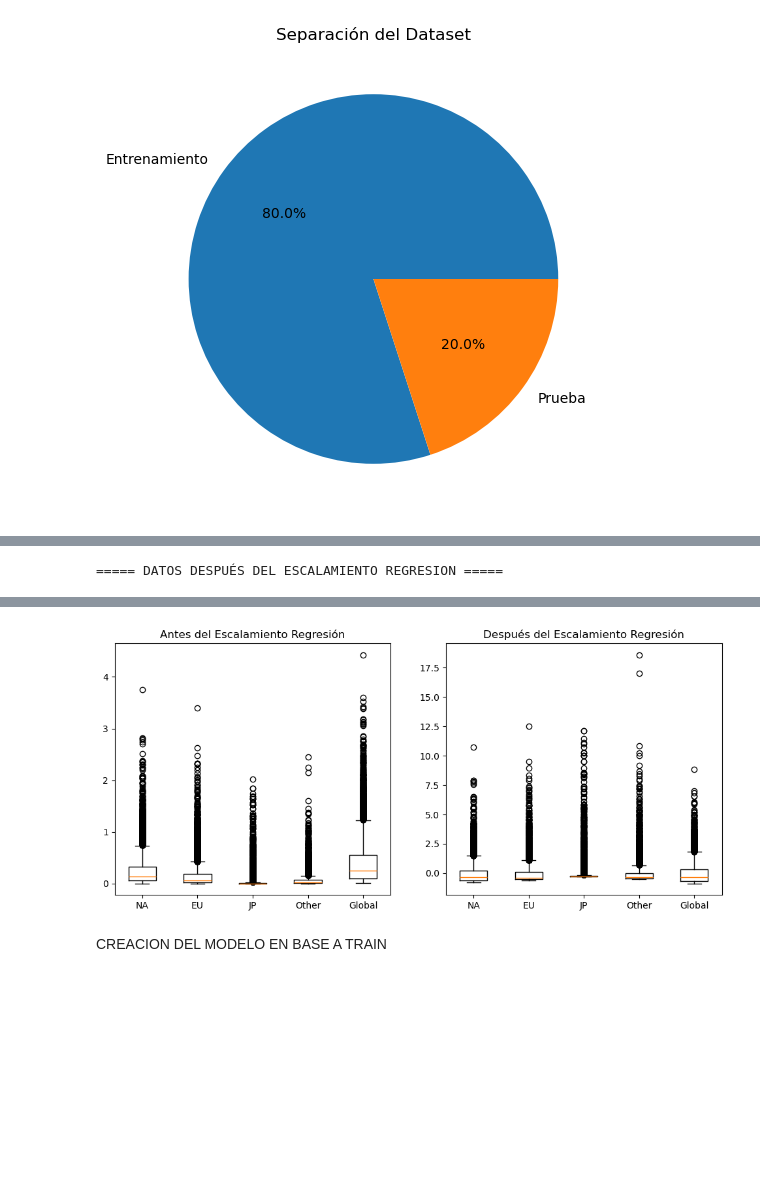
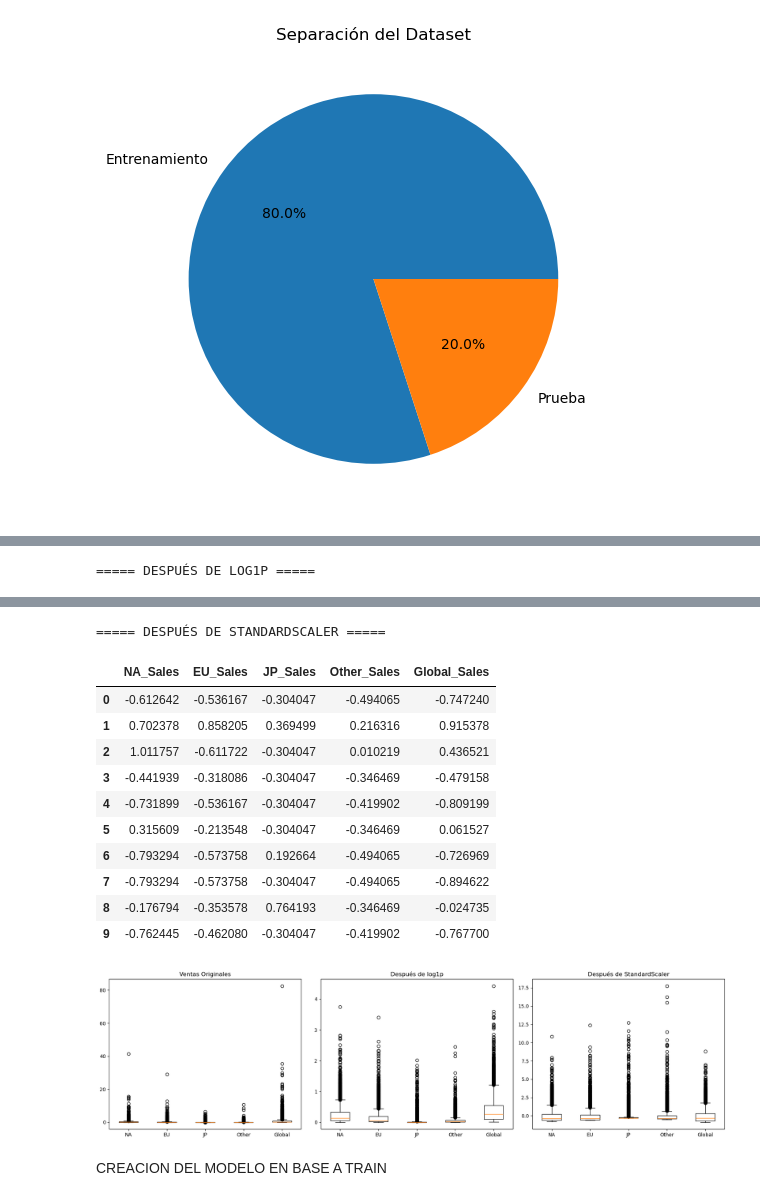
Before and after one commit to Zathiald/VideoGamePrediction_A01705403, a Jupyter notebook: VideoGamePredictionA01705403.ipynb, the cells around one changed output, grey strips where cells are left out. Cells and saved outputs as stored; diff of their text form; code cells hidden in the pictures; blank space fills up the shorter version.

```diff
--- a/VideoGamePredictionA01705403.ipynb
+++ b/VideoGamePredictionA01705403.ipynb
@@ -38,7 +34,7 @@ from sklearn.metrics import (
 # ==========================================
 
 # Leer dataset proveniente del csv
-vg_data = pd.read_csv("../dato.csv")
+vg_data = pd.read_csv("../Video_Games.csv")
 
 print('_'*40)
 
@@ -178,6 +185,7 @@ categorical_features = [
     "Platform",
     "Genre",
     "Publisher",
+    "Developer",
     "Rating"
 ]
 
@@ -194,7 +202,7 @@ ct = ColumnTransformer(
 )
 
 # Escalar variables categóricas para redes neuronales
-scaler_x = MaxAbsScaler()
+scaler_x = StandardScaler(with_mean=False)
 
 # Aplicar transformador a los datos
 X = ct.fit_transform(X)
@@ -254,6 +219,5 @@ X_train, X_test, y_train_reg, y_test_reg = train_test_split(
     X,
     y_reg,
     test_size=0.2,
-    random_state=42,
-    stratify=y_class
+    random_state=42
 )
@@ -337,7 +274,7 @@ plt.show()
 [figure]
 # %%
 # ==========================================
-# DATAFRAME CON DATOS ESCALADOS REGRESION
+# DATAFRAME CON DATOS ESCALADOS REGRESIÓN
 # ==========================================
 
 y_train_reg_scaled_df = pd.DataFrame(
@@ -347,15 +284,16 @@ y_train_reg_scaled_df = pd.DataFrame(
         "EU_Sales",
         "JP_Sales",
         "Other_Sales",
-        "Global_Sales"
+        "Global_Sales",
+        "Critic_Score"
     ]
 )
 
 # ==========================================
-# DATAFRAME ANTES DEL ESCALAMIENTO
+# DATOS DESPUÉS DE LOG1P
 # ==========================================
 
-before_scaling = vg_data[
+before_scaling = y_train_reg[
     [
         "NA_Sales",
         "EU_Sales",
@@ -366,7 +304,7 @@ before_scaling = vg_data[
 ].astype(float)
 
 # ==========================================
-# DATAFRAME DESPUÉS DEL ESCALAMIENTO
+# DATOS DESPUÉS DE STANDARDSCALER
 # ==========================================
 
 after_scaling = y_train_reg_scaled_df[
@@ -383,25 +321,32 @@ after_scaling = y_train_reg_scaled_df[
 # MOSTRAR TABLAS
 # ==========================================
 
-print("\n===== DATOS ANTES DEL ESCALAMIENTO REGRESION =====\n")
+print("\n===== VENTAS ORIGINALES =====\n")
+display(sales_original.head(10))
+
+print("\n===== DESPUÉS DE LOG1P =====\n")
 display(before_scaling.head(10))
 
-print("\n===== DATOS DESPUÉS DEL ESCALAMIENTO REGRESION =====\n")
+print("\n===== DESPUÉS DE STANDARDSCALER =====\n")
 display(after_scaling.head(10))
 
 # ==========================================
-# GRAFICAR BOXPLOTS
+# BOXPLOTS
 # ==========================================
 
-fig, ax = plt.subplots(1, 2, figsize=(12,5))
+fig, ax = plt.subplots(
+    1,
+    3,
+    figsize=(18,5)
+)
 
-# Antes del escalamiento
+# Ventas originales
 ax[0].boxplot(
-    before_scaling.values
+    sales_original.values
 )
 
 ax[0].set_title(
-    "Antes del Escalamiento Regresión"
+    "Ventas Originales"
 )
 
 ax[0].set_xticklabels([
@@ -412,13 +357,13 @@ ax[0].set_xticklabels([
     "Global"
 ])
 
-# Después del escalamiento
+# Después de log1p
 ax[1].boxplot(
-    after_scaling.values
+    before_scaling.values
 )
 
 ax[1].set_title(
-    "Después del Escalamiento Regresión"
+    "Después de log1p"
 )
 
 ax[1].set_xticklabels([
@@ -429,5 +374,23 @@ ax[1].set_xticklabels([
     "Global"
 ])
 
+# Después de StandardScaler
+ax[2].boxplot(
+    after_scaling.values
+)
+
+ax[2].set_title(
+    "Después de StandardScaler"
+)
+
+ax[2].set_xticklabels([
+    "NA",
+    "EU",
+    "JP",
+    "Other",
+    "Global"
+])
+
+plt.tight_layout()
 plt.show()
 # %% [output]
@@ -446,2 +409,2 @@ plt.show()
-===== DATOS DESPUÉS DEL ESCALAMIENTO REGRESION =====
+===== DESPUÉS DE LOG1P =====
 |  | NA_Sales | EU_Sales | JP_Sales | Other_Sales | Global_Sales |
@@ -458,4 +421,16 @@ plt.show()
+===== DESPUÉS DE STANDARDSCALER =====
+|  | NA_Sales | EU_Sales | JP_Sales | Other_Sales | Global_Sales |
+| 0 | -0.612642 | -0.536167 | -0.304047 | -0.494065 | -0.747240 |
+| 1 | 0.702378 | 0.858205 | 0.369499 | 0.216316 | 0.915378 |
+| 2 | 1.011757 | -0.611722 | -0.304047 | 0.010219 | 0.436521 |
+| 3 | -0.441939 | -0.318086 | -0.304047 | -0.346469 | -0.479158 |
+| 4 | -0.731899 | -0.536167 | -0.304047 | -0.419902 | -0.809199 |
+| 5 | 0.315609 | -0.213548 | -0.304047 | -0.346469 | 0.061527 |
+| 6 | -0.793294 | -0.573758 | 0.192664 | -0.494065 | -0.726969 |
+| 7 | -0.793294 | -0.573758 | -0.304047 | -0.494065 | -0.894622 |
+| 8 | -0.176794 | -0.353578 | 0.764193 | -0.346469 | -0.024735 |
+| 9 | -0.762445 | -0.462080 | -0.304047 | -0.419902 | -0.767700 |
-[figure, old version]
+[figure, new version]
 # %% [markdown]
 CREACION DEL MODELO EN BASE A TRAIN
 # %%
```
Also changed, not shown: parts of 28 cells of this notebook, 4 other files.
